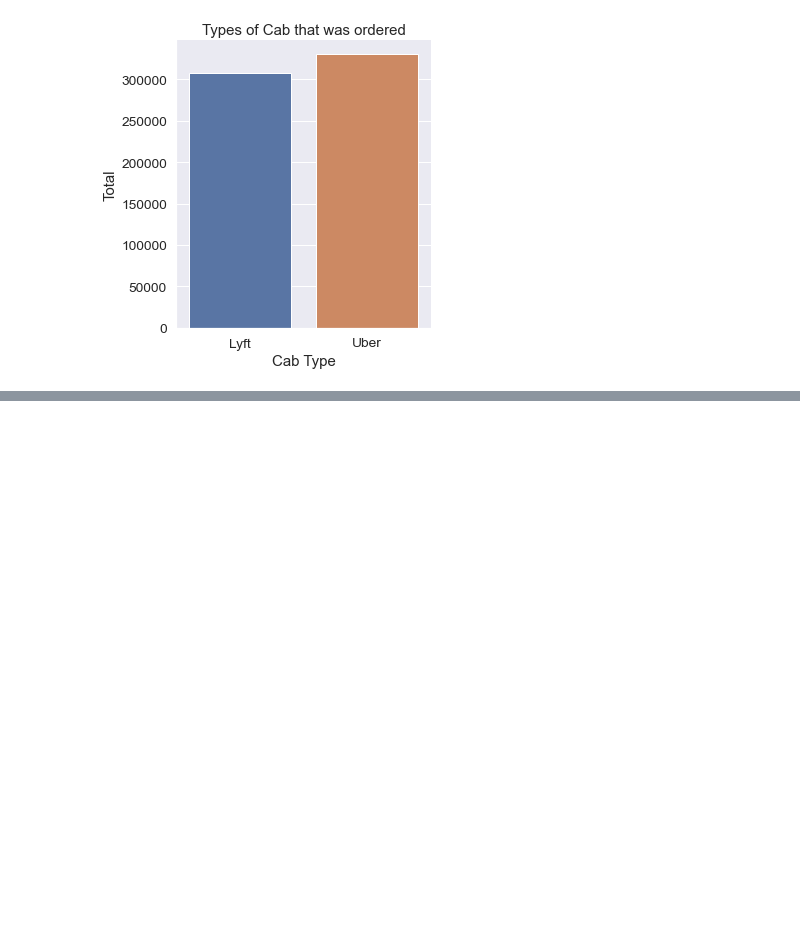
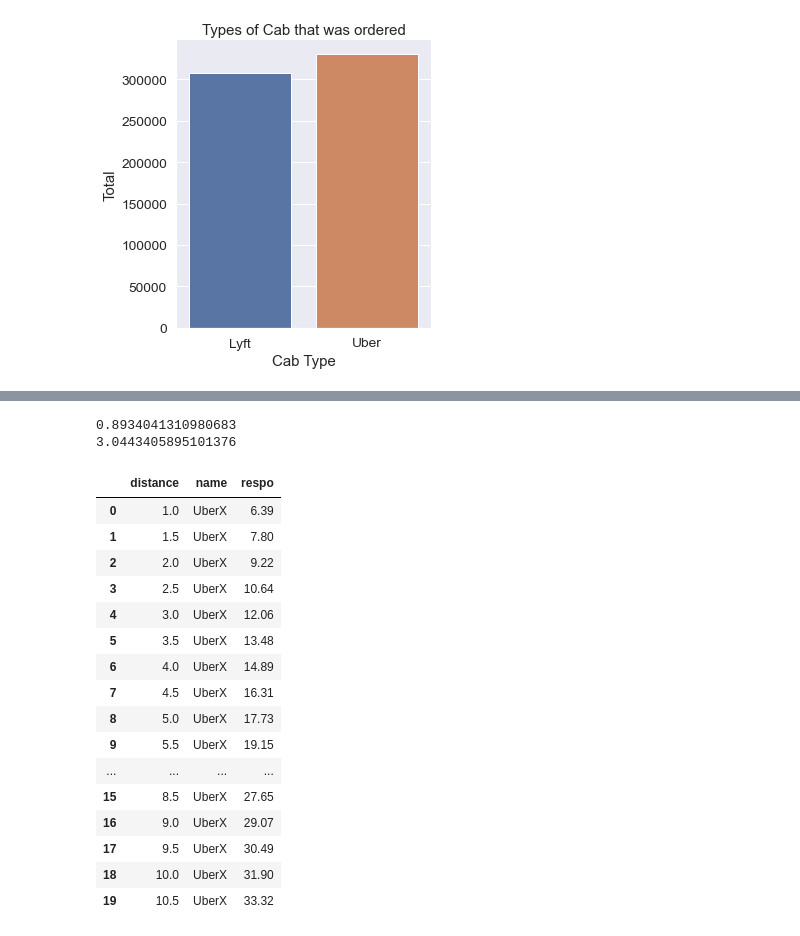
Before and after one commit to sampurna-d/Uber-and-Lyft-data-analysis, a Jupyter notebook: Uber and Lyft data .ipynb, the cells around one changed output, grey strips where cells are left out. Saved outputs shown, nothing was run; the diff lists cells and outputs as text; code cells hidden in the pictures; blank space fills up the shorter version.

```diff
--- a/Uber and Lyft data .ipynb
+++ b/Uber and Lyft data .ipynb
@@ -110,0 +125,5 @@ plt.show()
+# %%
+#Regression
+#Here we make a model to predict the price for different distaces for each kind of cab service.
+model = ols('price ~ distance+name',data=df).fit()
+print(model.params)
@@ -110,0 +145,32 @@ plt.show()
+# %%
+# Here we calculate the rsquared value to find out how accurate our model is compared to the data.
+# We got a rsquared value of 0.89, which is a good value for the model.
+print(model.rsquared)
+print(np.sqrt(model.mse_resid))
+# %% [output]
+0.8934041310980683
+3.0443405895101376
+# %%
+#We use the model to predict the price of UberX for different distances.
+explo = pd.DataFrame({'distance':np.arange(1,11,0.5),'name':'UberX'})
+prediction=explo.assign(respo=model.predict(explo))
+prediction['respo']=prediction['respo'].round(decimals = 2)
+prediction.head(20)
+# %% [output]
+|  | distance | name | respo |
+| 0 | 1.0 | UberX | 6.39 |
+| 1 | 1.5 | UberX | 7.80 |
+| 2 | 2.0 | UberX | 9.22 |
+| 3 | 2.5 | UberX | 10.64 |
+| 4 | 3.0 | UberX | 12.06 |
+| 5 | 3.5 | UberX | 13.48 |
+| 6 | 4.0 | UberX | 14.89 |
+| 7 | 4.5 | UberX | 16.31 |
+| 8 | 5.0 | UberX | 17.73 |
+| 9 | 5.5 | UberX | 19.15 |
+| ... | ... | ... | ... |
+| 15 | 8.5 | UberX | 27.65 |
+| 16 | 9.0 | UberX | 29.07 |
+| 17 | 9.5 | UberX | 30.49 |
+| 18 | 10.0 | UberX | 31.90 |
+| 19 | 10.5 | UberX | 33.32 |
```
Also changed, not shown: parts of 8 cells of this notebook.
